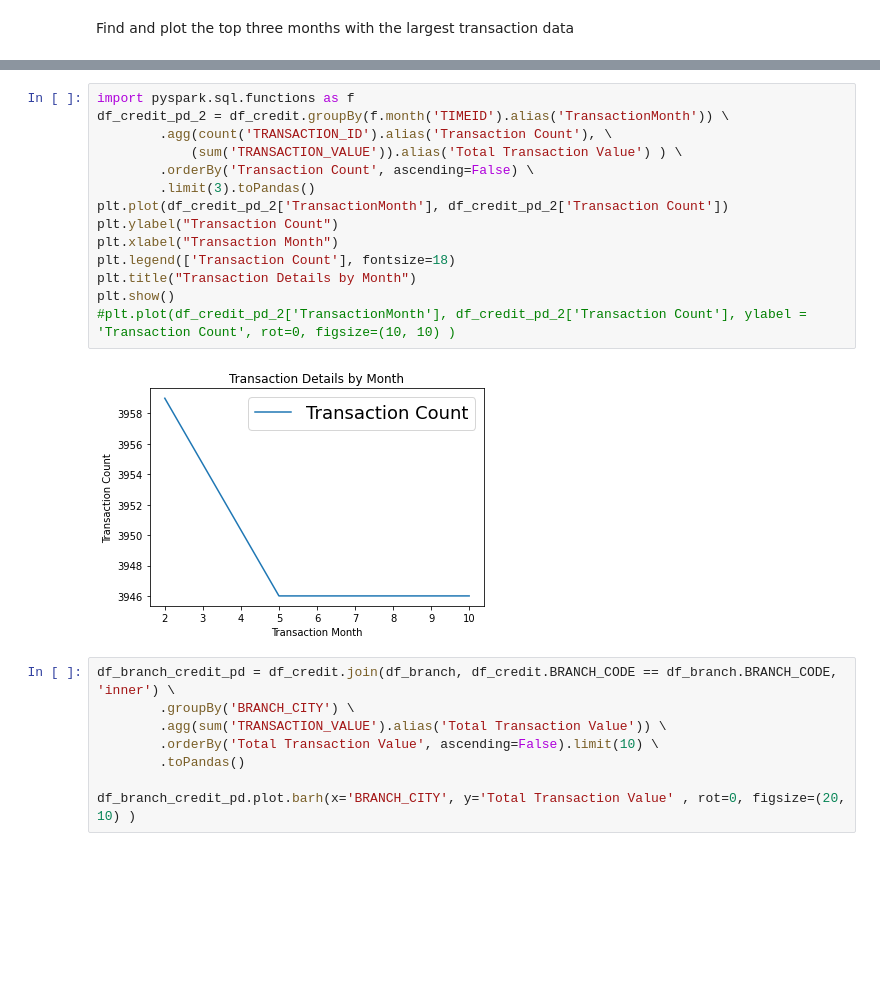
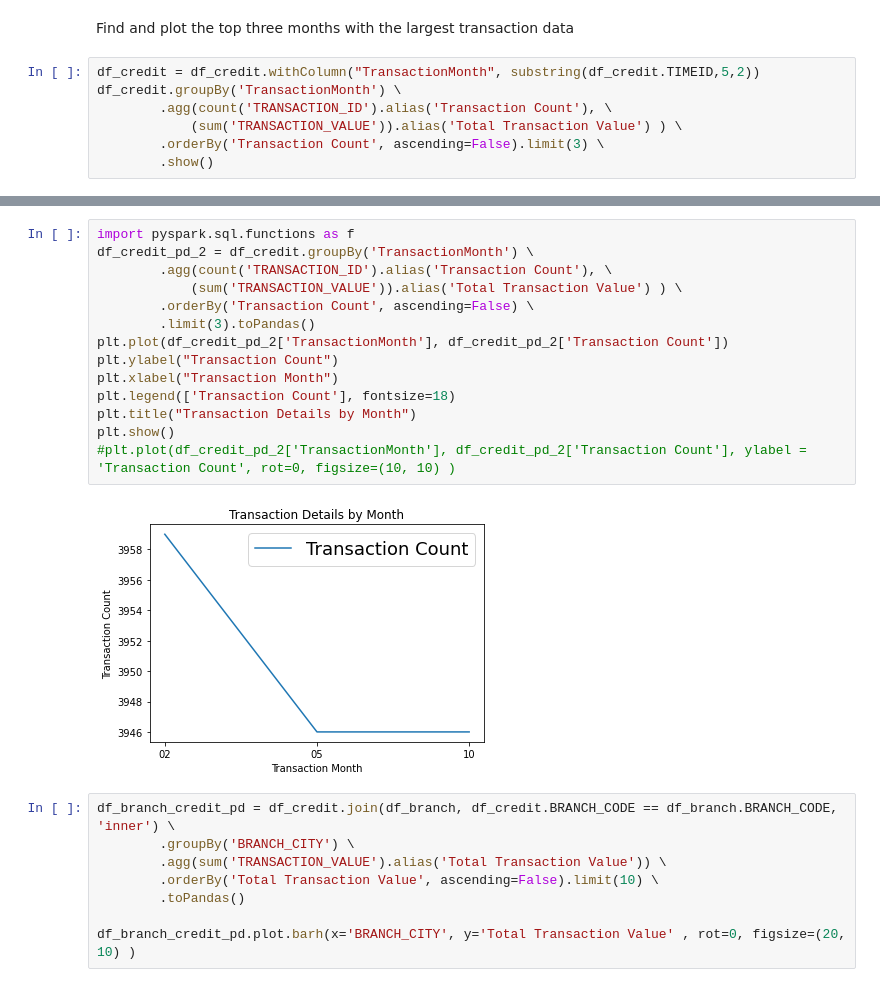
Before and after one commit to lekhuv/DataEngineering-Capstone-Project, a Jupyter notebook: DataVisualization.ipynb, the cells around one changed output, grey strips where cells are left out. Cells and saved outputs as stored; diff of their text form; blank space fills up the shorter version.

```diff
--- a/DataVisualization.ipynb
+++ b/DataVisualization.ipynb
@@ -126,3 +126,10 @@ plt.show()
 [figure]
 # %% [markdown]
 Find and plot the top three months with the largest transaction data
+# %%
+df_credit = df_credit.withColumn("TransactionMonth", substring(df_credit.TIMEID,5,2))
+df_credit.groupBy('TransactionMonth') \
+        .agg(count('TRANSACTION_ID').alias('Transaction Count'), \
+            (sum('TRANSACTION_VALUE')).alias('Total Transaction Value') ) \
+        .orderBy('Transaction Count', ascending=False).limit(3) \
+        .show()
@@ -129,19 +144,19 @@ Find and plot the top three months with the largest transaction data
 # %%
 import pyspark.sql.functions as f
-df_credit_pd_2 = df_credit.groupBy(f.month('TIMEID').alias('TransactionMonth')) \
+df_credit_pd_2 = df_credit.groupBy('TransactionMonth') \
         .agg(count('TRANSACTION_ID').alias('Transaction Count'), \
             (sum('TRANSACTION_VALUE')).alias('Total Transaction Value') ) \
         .orderBy('Transaction Count', ascending=False) \
         .limit(3).toPandas()
 plt.plot(df_credit_pd_2['TransactionMonth'], df_credit_pd_2['Transaction Count'])
 plt.ylabel("Transaction Count")
 plt.xlabel("Transaction Month")
 plt.legend(['Transaction Count'], fontsize=18)
 plt.title("Transaction Details by Month")
 plt.show()
 #plt.plot(df_credit_pd_2['TransactionMonth'], df_credit_pd_2['Transaction Count'], ylabel = 'Transaction Count', rot=0, figsize=(10, 10) )
 # %% [output]
-[figure, old version]
+[figure, new version]
 # %%
 df_branch_credit_pd = df_credit.join(df_branch, df_credit.BRANCH_CODE == df_branch.BRANCH_CODE, 'inner') \
         .groupBy('BRANCH_CITY') \
```
Also changed, not shown: parts of 1 cell of this notebook, 4 other files.
